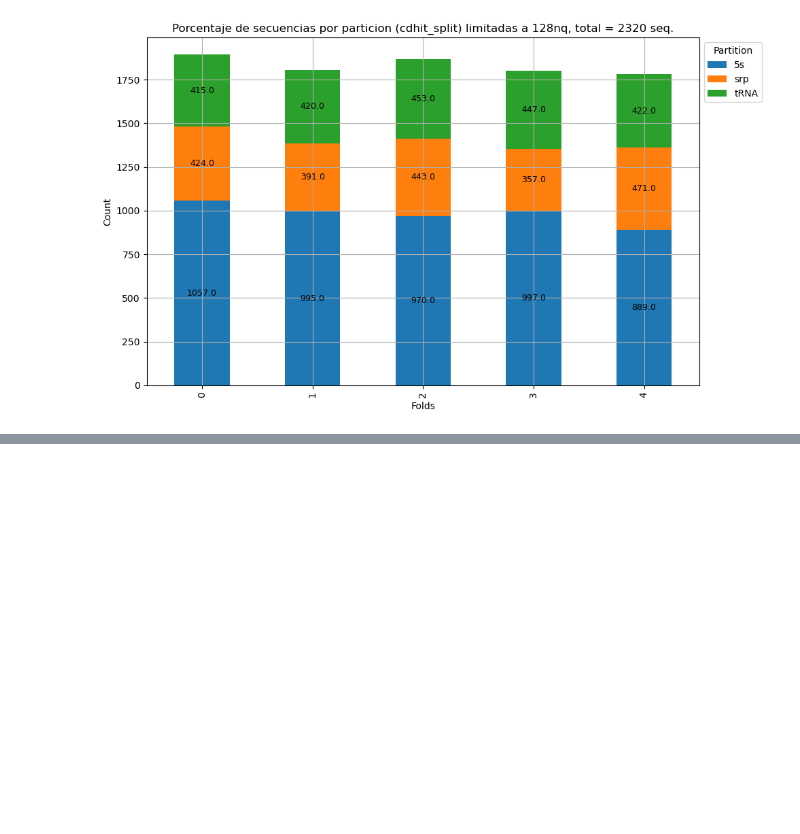
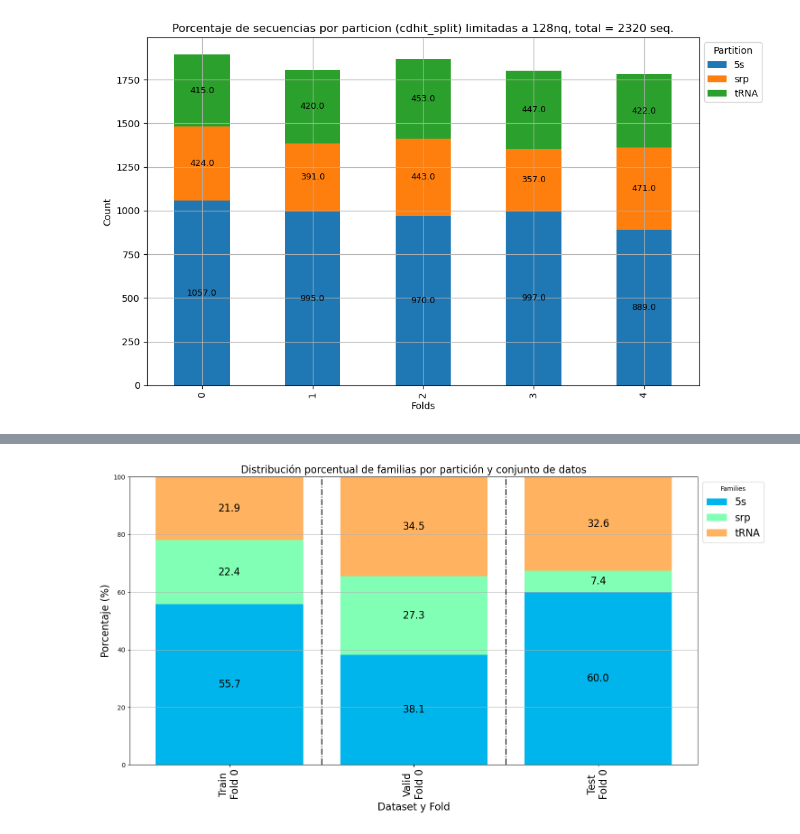
Before and after one commit to Gisch97/RNA-analysis, a Jupyter notebook: AEseq2seq/notebooks/ArchiveII-families.ipynb, the cells around one changed output, grey strips where cells are left out. Saved outputs shown, nothing was run; the diff lists cells and outputs as text; code cells hidden in the pictures; blank space fills up the shorter version.

```diff
--- a/AEseq2seq/notebooks/ArchiveII-families.ipynb
+++ b/AEseq2seq/notebooks/ArchiveII-families.ipynb
@@ -573,0 +598,99 @@ The default of observed=False is deprecated and will be changed to True in a fut
+# %%
+
+
+# Preparamos los datos
+train_data = df_train_grouped[df_train_grouped['fold']==0].copy()
+train_data['dataset'] = 'Train'
+valid_data = df_valid_grouped[df_valid_grouped['fold']==0].copy()
+valid_data['dataset'] = 'Valid'
+test_data = df_test_grouped[df_test_grouped['fold']==0].copy()
+test_data['dataset'] = 'Test'
+
+# Concatenamos los dataframes y ordenamos
+combined_df = pd.concat([train_data, valid_data, test_data])
+combined_df['dataset'] = pd.Categorical(combined_df['dataset'],
+                                      categories=['Train', 'Valid', 'Test'],
+                                      ordered=True)
+combined_df = combined_df.sort_values(['dataset', 'fold'])
+
+# Creamos el pivot table
+pivot_df = pd.pivot_table(combined_df,
+                         index=['dataset', 'fold'],
+                         columns='fam',
+                         values='id',
+                         aggfunc='sum',
+                         fill_value=0)
+
+# Normalizar los valores a porcentajes
+pivot_df_pct = pivot_df.div(pivot_df.sum(axis=1), axis=0) * 100
+pivot_df_pct = pivot_df_pct.reset_index()
+
+# Crear el gráfico
+fig, ax = plt.subplots(figsize=(15, 8))
+
+# Obtener las familias únicas (columnas)
+families = [col for col in pivot_df_pct.columns if col not in ['dataset', 'fold']]
+
+
+colors = sns.color_palette("rainbow", len(families))
+# Inicializar el bottom para las barras apiladas
+bottom = np.zeros(len(pivot_df_pct))
+
+# Crear las barras apiladas para cada familia
+for fam, color in zip(families, colors):
+    bars = ax.bar(
+        range(len(pivot_df_pct)),
+        pivot_df_pct[fam],
+        bottom=bottom,
+        label=fam,
+        color=color
+    )
+    # Agregar los valores en las barras
+    for i, bar in enumerate(bars):
+        height = bar.get_height()
+        if height > 1:  # Solo mostrar valores mayores al 1%
+            ax.text(
+                bar.get_x() + bar.get_width()/2,
+                bottom[i] + height/2,
+                f'{height:.1f}',
+                ha='center', va='center',
+                fontsize=16, color='black'
+            )
+
+    bottom += pivot_df_pct[fam]
+
+# Configurar los ticks del eje x
+xticks = range(len(pivot_df_pct))
+
+# Crear etiquetas personalizadas
+xlabels = []
+current_dataset = None
+for _, row in pivot_df_pct.iterrows():
+    if current_dataset != row.dataset:
+        xlabels.append(f'{row.dataset}\nFold {row.fold}')
+        current_dataset = row.dataset
+    else:
+        xlabels.append(f'Fold {row.fold}')
+ax.set_xticks(xticks)
+ax.set_xticklabels(xlabels, rotation=90, fontsize=16)
+
+# Agregar líneas verticales para separar los datasets
+n_folds = len(pivot_df_pct.groupby('dataset').first())
+current_pos = 0
+for dataset in ['Train', 'Valid']:
+    current_pos += len(pivot_df_pct[pivot_df_pct['dataset'] == dataset])
+    ax.axvline(x=current_pos - 0.5, color='black', linestyle='-.')
+
+# Configuración del gráfico
+plt.title("Distribución porcentual de familias por partición y conjunto de datos", fontsize=16)
+plt.xlabel("Dataset y Fold", fontsize=16)
+plt.ylabel("Porcentaje (%)", fontsize=16)
+ax.set_ylim(0, 100)
+plt.legend(title="Families", bbox_to_anchor=(1, 1), loc='upper left', fontsize=16)
+plt.grid(axis='y')
+plt.tight_layout()
+
+# Mostrar el gráfico
+plt.show()
+# %% [output]
+[figure, added]
```
Also changed, not shown: parts of 6 cells of this notebook, 3 other files.
